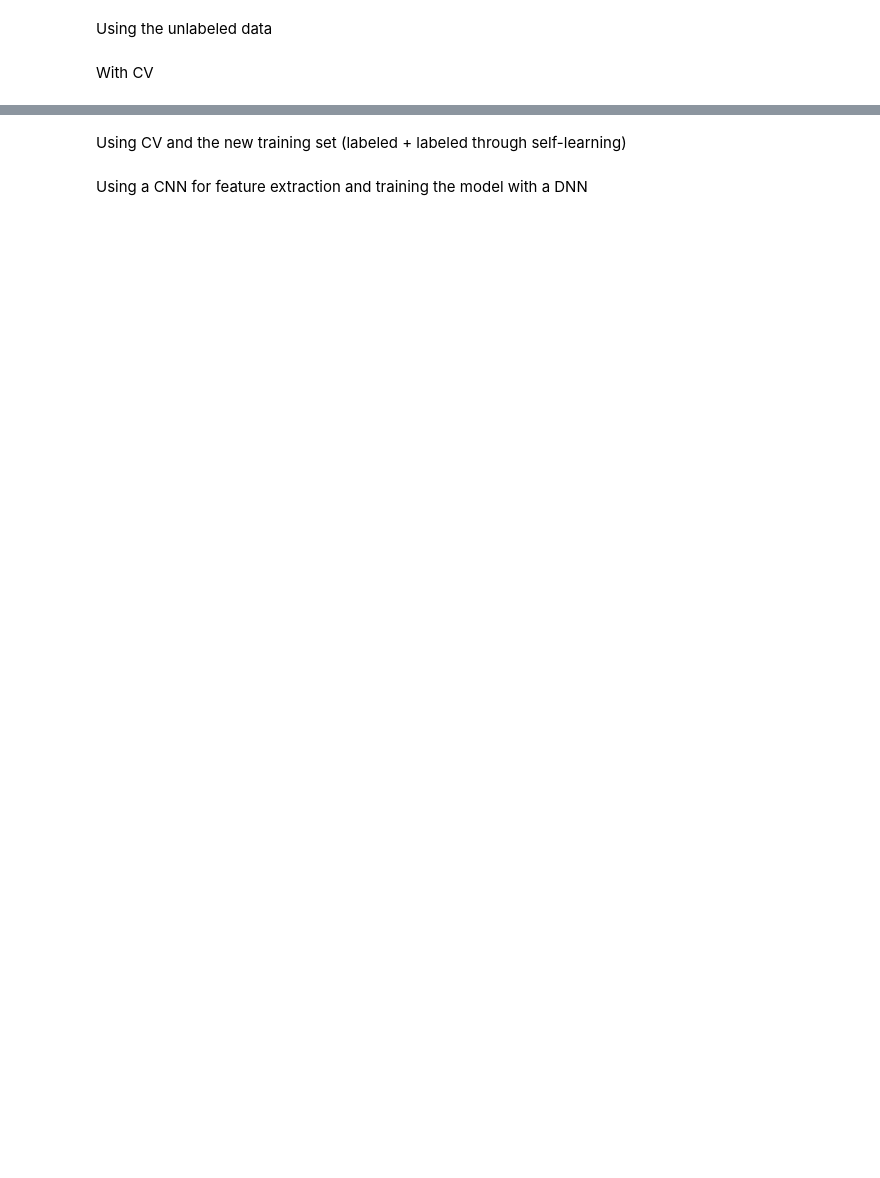
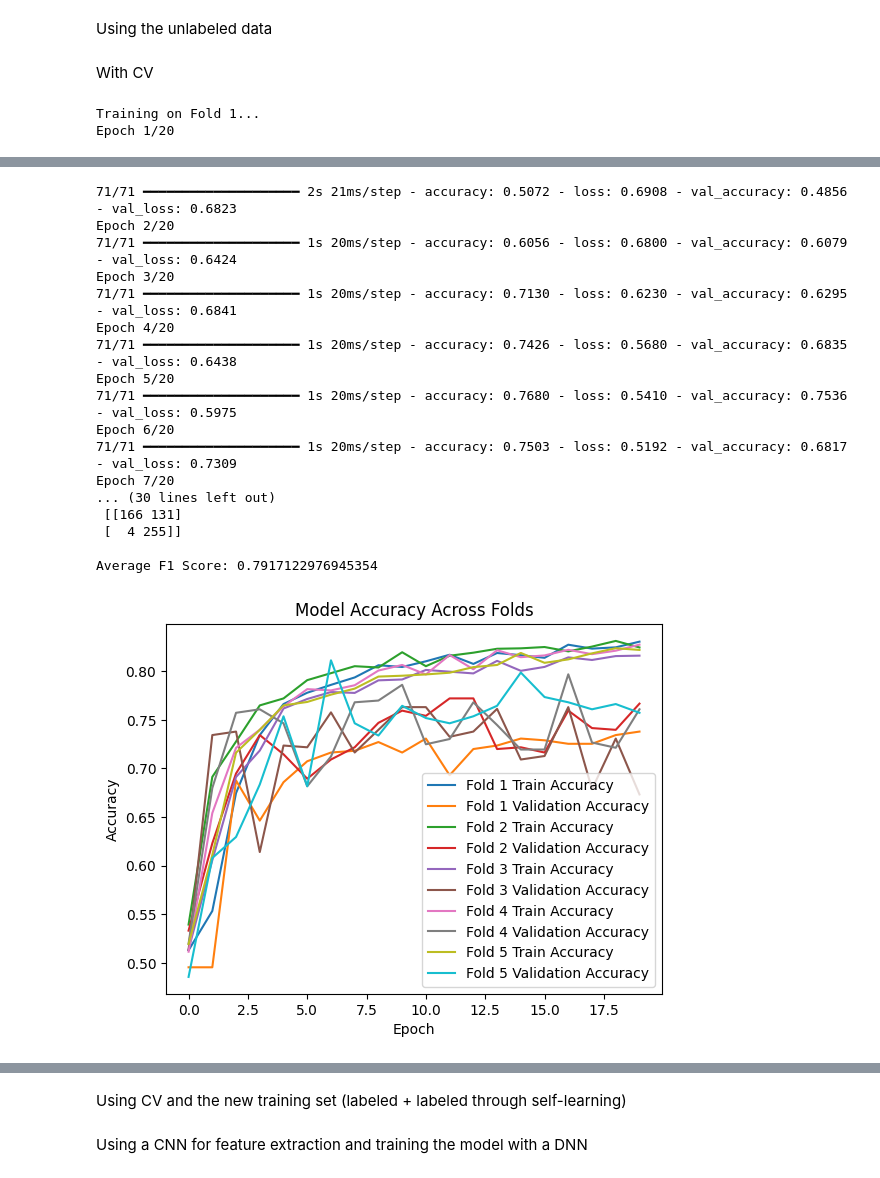
Before and after one commit to goncalomachadoribeiro/Machine-Learning-1st-Semester-2024-2025, a Jupyter notebook: Project/Problem_2_Task_1/P2_T1.ipynb, the cells around one changed output, grey strips where cells are left out. Saved outputs shown, nothing was run; the diff lists cells and outputs as text; code cells hidden in the pictures; blank space fills up the shorter version.

```diff
--- a/Project/Problem_2_Task_1/P2_T1.ipynb
+++ b/Project/Problem_2_Task_1/P2_T1.ipynb
@@ -577,12 +595,12 @@ histories = []
 
 # Perform K-Fold Cross-Validation
 fold = 1
-for train_index, val_index in kf.split(X_labeled_norm):
+for train_index, val_index in kf.split(X_labeled):
     print(f"Training on Fold {fold}...")
 
     # Split the data into training and validation sets
-    X_train, X_val = X_labeled_norm[train_index], X_labeled_norm[val_index]
-    y_train, y_val = Y_train[train_index], Y_train[val_index]
+    X_train, X_val = X_train_combined[train_index], X_train_combined[val_index]
+    y_train, y_val = Y_train_combined[train_index], Y_train_combined[val_index]  # Fix here
 
     # Flatten the training data for RandomOverSampling
     X_train_flattened = X_train.reshape((X_train.shape[0], -1))
@@ -648,3 +666,6 @@ plt.ylabel('Loss')
 plt.xlabel('Epoch')
 plt.legend(loc='upper right')
 plt.show()
+# %% [output]
+Training on Fold 1...
+Epoch 1/20
@@ -650,0 +746,18 @@ plt.show()
+71/71 ━━━━━━━━━━━━━━━━━━━━ 2s 21ms/step - accuracy: 0.5072 - loss: 0.6908 - val_accuracy: 0.4856 - val_loss: 0.6823
+Epoch 2/20
+71/71 ━━━━━━━━━━━━━━━━━━━━ 1s 20ms/step - accuracy: 0.6056 - loss: 0.6800 - val_accuracy: 0.6079 - val_loss: 0.6424
+Epoch 3/20
+71/71 ━━━━━━━━━━━━━━━━━━━━ 1s 20ms/step - accuracy: 0.7130 - loss: 0.6230 - val_accuracy: 0.6295 - val_loss: 0.6841
+Epoch 4/20
+71/71 ━━━━━━━━━━━━━━━━━━━━ 1s 20ms/step - accuracy: 0.7426 - loss: 0.5680 - val_accuracy: 0.6835 - val_loss: 0.6438
+Epoch 5/20
+71/71 ━━━━━━━━━━━━━━━━━━━━ 1s 20ms/step - accuracy: 0.7680 - loss: 0.5410 - val_accuracy: 0.7536 - val_loss: 0.5975
+Epoch 6/20
+71/71 ━━━━━━━━━━━━━━━━━━━━ 1s 20ms/step - accuracy: 0.7503 - loss: 0.5192 - val_accuracy: 0.6817 - val_loss: 0.7309
+Epoch 7/20
+... (30 lines left out)
+ [[166 131]
+ [  4 255]]
+
+Average F1 Score: 0.7917122976945354
+[figure, added]
```
Also changed, not shown: parts of 11 cells of this notebook.
